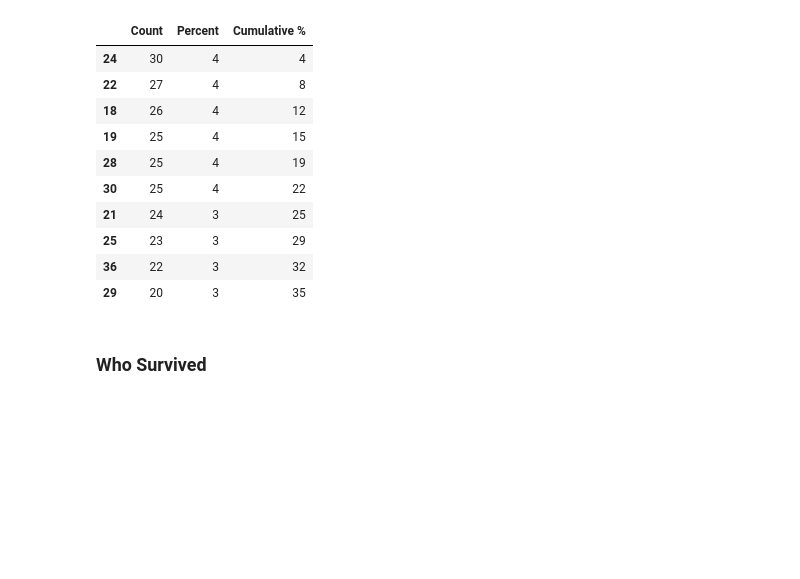
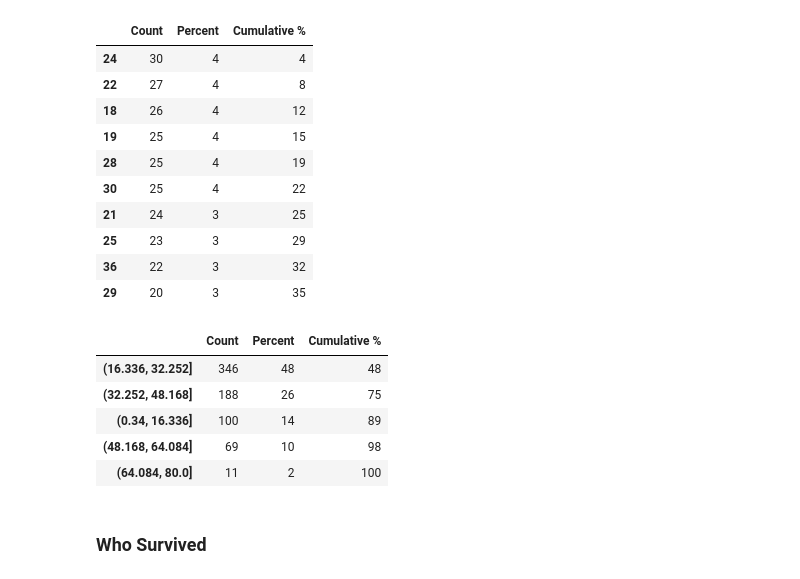
Before and after one commit to Sburi/Surviving-the-Titanic, a Jupyter notebook: main_scripts/Predicting_survival.ipynb, the cells around one changed output. Saved outputs shown, nothing was run; the diff lists cells and outputs as text; code cells hidden in the pictures; blank space fills up the shorter version.

```diff
--- a/main_scripts/Predicting_survival.ipynb
+++ b/main_scripts/Predicting_survival.ipynb
@@ -139,6 +137,16 @@ dfproportions.head(10)
 | 25 | 23 | 3 | 29 |
 | 36 | 22 | 3 | 32 |
 | 29 | 20 | 3 | 35 |
+# %%
+dfproportions = explore.show_proportions(col='age_binned', verbose=False)
+dfproportions.head(10)
+# %% [output]
+|  | Count | Percent | Cumulative % |
+| (16.336, 32.252] | 346 | 48 | 48 |
+| (32.252, 48.168] | 188 | 26 | 75 |
+| (0.34, 16.336] | 100 | 14 | 89 |
+| (48.168, 64.084] | 69 | 10 | 98 |
+| (64.084, 80.0] | 11 | 2 | 100 |
 # %%
 #explore.multi_ecdf(series_to_compute=)
 # %%
```
Also changed, not shown: parts of 7 cells of this notebook.
